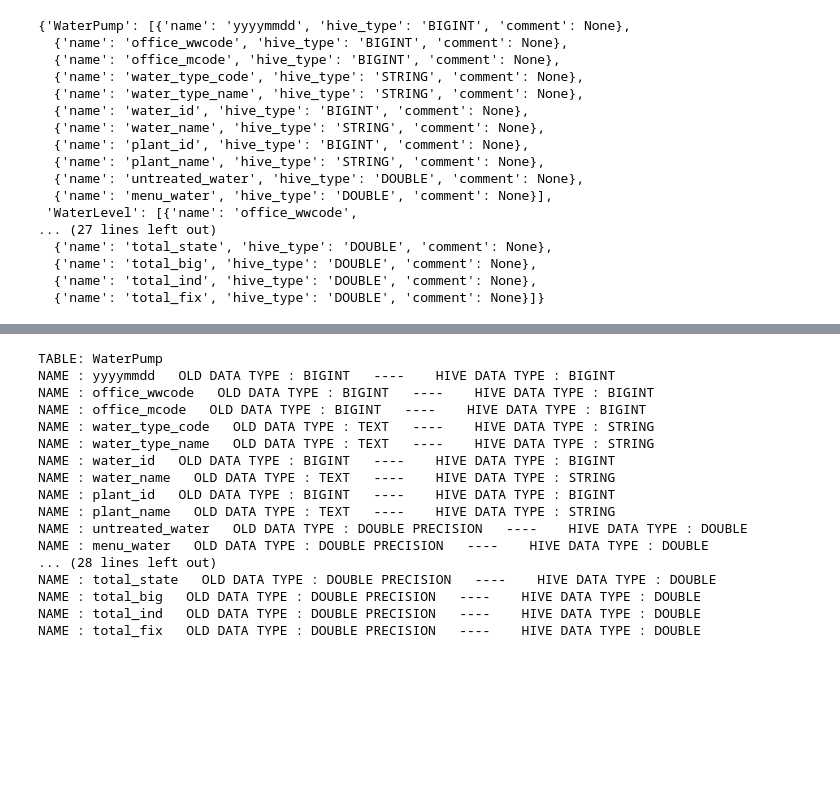
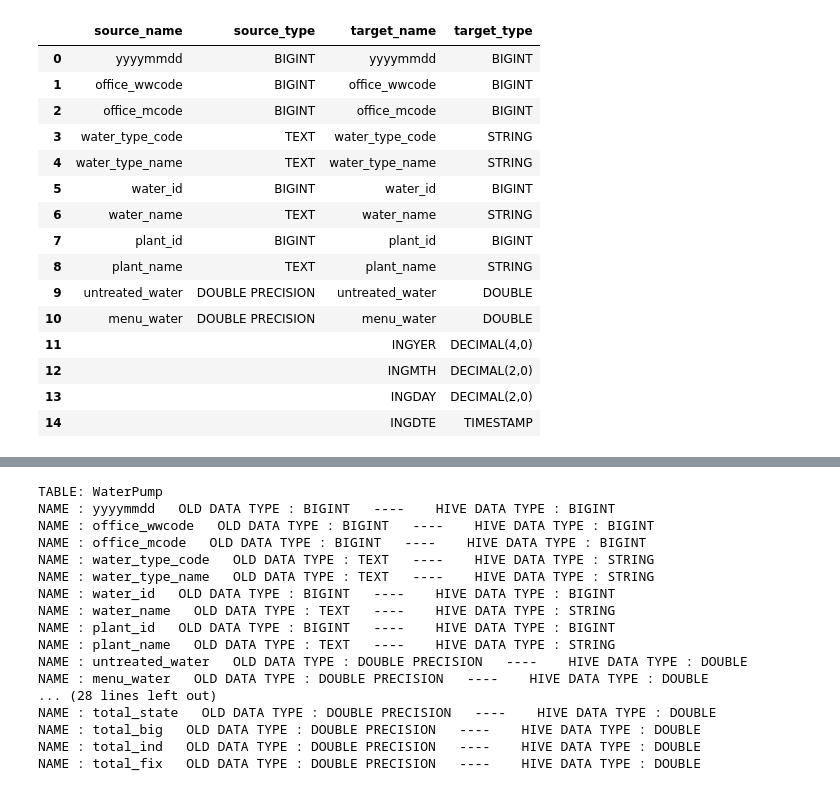
Before and after one commit to tete192356789/HIVE_TYPE_MAPPER, a Jupyter notebook: notebooks/HIVE_DATATYPE.ipynb, the cells around one changed output, grey strips where cells are left out. Saved outputs shown, nothing was run; the diff lists cells and outputs as text; code cells hidden in the pictures; blank space fills up the shorter version.

Commit message:
excel schema download

```diff
--- a/notebooks/HIVE_DATATYPE.ipynb
+++ b/notebooks/HIVE_DATATYPE.ipynb
@@ -219,22 +215,14 @@ inspector = inspect(engine)
 hive_schema = convert_schema_to_hive(engine, inspector, inspector.get_schema_names()[0],'postgres')
 ddl = generate_sql_ddl(hive_schema, 'ois','WaterPump',inspector.get_table_comment(table_name= 'WaterPump',schema = 'OIS'),'/staging')
 # %%
-hive_schema
+df = pd.DataFrame(hive_schema['WaterPump'])
-# %% [output]
-{'WaterPump': [{'name': 'yyyymmdd', 'hive_type': 'BIGINT', 'comment': None},
-  {'name': 'office_wwcode', 'hive_type': 'BIGINT', 'comment': None},
-  {'name': 'office_mcode', 'hive_type': 'BIGINT', 'comment': None},
-  {'name': 'water_type_code', 'hive_type': 'STRING', 'comment': None},
-  {'name': 'water_type_name', 'hive_type': 'STRING', 'comment': None},
-  {'name': 'water_id', 'hive_type': 'BIGINT', 'comment': None},
-  {'name': 'water_name', 'hive_type': 'STRING', 'comment': None},
-  {'name': 'plant_id', 'hive_type': 'BIGINT', 'comment': None},
-  {'name': 'plant_name', 'hive_type': 'STRING', 'comment': None},
-  {'name': 'untreated_water', 'hive_type': 'DOUBLE', 'comment': None},
-  {'name': 'menu_water', 'hive_type': 'DOUBLE', 'comment': None}],
- 'WaterLevel': [{'name': 'office_wwcode',
-... (27 lines left out)
-  {'name': 'total_state', 'hive_type': 'DOUBLE', 'comment': None},
-  {'name': 'total_big', 'hive_type': 'DOUBLE', 'comment': None},
-  {'name': 'total_ind', 'hive_type': 'DOUBLE', 'comment': None},
-  {'name': 'total_fix', 'hive_type': 'DOUBLE', 'comment': None}]}
+# %%
+date_row = [{'source_name':'','source_type':'','target_name':'INGYER','target_type':'DECIMAL(4,0)'},
+           {'source_name':'','source_type':'','target_name':'INGMTH','target_type':'DECIMAL(2,0)'},
+           {'source_name':'','source_type':'','target_name':'INGDAY','target_type':'DECIMAL(2,0)'},
+           {'source_name':'','source_type':'','target_name':'INGDTE','target_type':'TIMESTAMP'}]
+date_df = pd.DataFrame(date_row)
+excel_table = df.rename(columns = {'name':'source_name','hive_type':'target_type'})
+excel_table['target_name'] = excel_table['source_name']
+excel_table = excel_table[['source_name','source_type','target_name','target_type']]
+excel_table = pd.concat([excel_table,date_df],ignore_index=True)
@@ -240,0 +246,19 @@ hive_schema
+# %%
+excel_table
+# %% [output]
+|  | source_name | source_type | target_name | target_type |
+| 0 | yyyymmdd | BIGINT | yyyymmdd | BIGINT |
+| 1 | office_wwcode | BIGINT | office_wwcode | BIGINT |
+| 2 | office_mcode | BIGINT | office_mcode | BIGINT |
+| 3 | water_type_code | TEXT | water_type_code | STRING |
+| 4 | water_type_name | TEXT | water_type_name | STRING |
+| 5 | water_id | BIGINT | water_id | BIGINT |
+| 6 | water_name | TEXT | water_name | STRING |
+| 7 | plant_id | BIGINT | plant_id | BIGINT |
+| 8 | plant_name | TEXT | plant_name | STRING |
+| 9 | untreated_water | DOUBLE PRECISION | untreated_water | DOUBLE |
+| 10 | menu_water | DOUBLE PRECISION | menu_water | DOUBLE |
+| 11 |  |  | INGYER | DECIMAL(4,0) |
+| 12 |  |  | INGMTH | DECIMAL(2,0) |
+| 13 |  |  | INGDAY | DECIMAL(2,0) |
+| 14 |  |  | INGDTE | TIMESTAMP |
```
Also changed, not shown: parts of 4 cells of this notebook, 10 other files.
